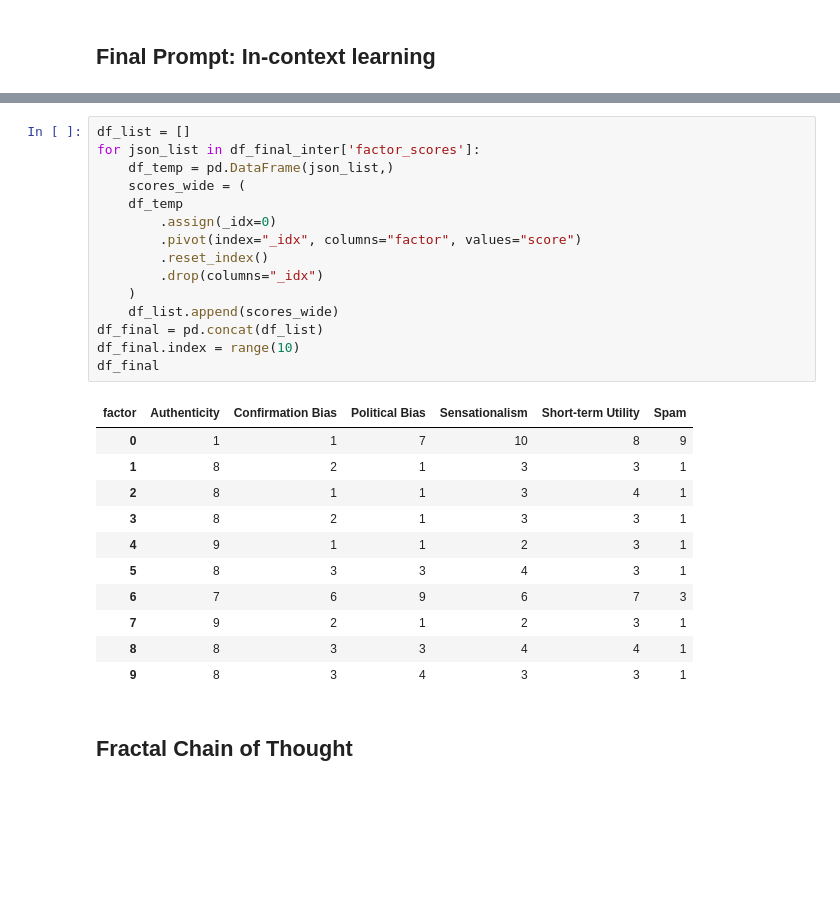
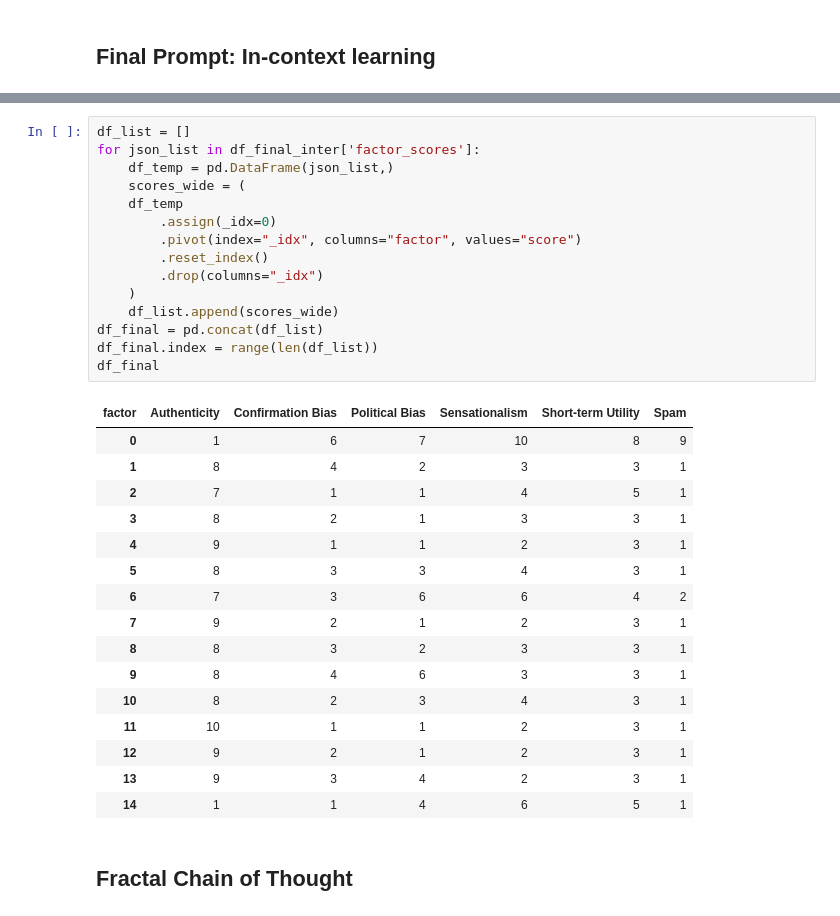
Before and after one commit to chriss-mo/ai4good, a Jupyter notebook: notebooks/prompt_evaluation.ipynb, the cells around one changed output, grey strips where cells are left out. Saved outputs shown, nothing was run; the diff lists cells and outputs as text; blank space fills up the shorter version.

```diff
--- a/notebooks/prompt_evaluation.ipynb
+++ b/notebooks/prompt_evaluation.ipynb
@@ -585,30 +605,35 @@ df_final_inter
 # %%
 df_list = []
 for json_list in df_final_inter['factor_scores']:
     df_temp = pd.DataFrame(json_list,)
     scores_wide = (
     df_temp
         .assign(_idx=0)
         .pivot(index="_idx", columns="factor", values="score")
         .reset_index()
         .drop(columns="_idx")
     )
     df_list.append(scores_wide)
 df_final = pd.concat(df_list)
-df_final.index = range(10)
+df_final.index = range(len(df_list))
 df_final
 # %% [output]
 | factor | Authenticity | Confirmation Bias | Political Bias | Sensationalism | Short-term Utility | Spam |
-| 0 | 1 | 1 | 7 | 10 | 8 | 9 |
-| 1 | 8 | 2 | 1 | 3 | 3 | 1 |
-| 2 | 8 | 1 | 1 | 3 | 4 | 1 |
+| 0 | 1 | 6 | 7 | 10 | 8 | 9 |
+| 1 | 8 | 4 | 2 | 3 | 3 | 1 |
+| 2 | 7 | 1 | 1 | 4 | 5 | 1 |
 | 3 | 8 | 2 | 1 | 3 | 3 | 1 |
 | 4 | 9 | 1 | 1 | 2 | 3 | 1 |
 | 5 | 8 | 3 | 3 | 4 | 3 | 1 |
-| 6 | 7 | 6 | 9 | 6 | 7 | 3 |
+| 6 | 7 | 3 | 6 | 6 | 4 | 2 |
 | 7 | 9 | 2 | 1 | 2 | 3 | 1 |
-| 8 | 8 | 3 | 3 | 4 | 4 | 1 |
-| 9 | 8 | 3 | 4 | 3 | 3 | 1 |
+| 8 | 8 | 3 | 2 | 3 | 3 | 1 |
+| 9 | 8 | 4 | 6 | 3 | 3 | 1 |
+| 10 | 8 | 2 | 3 | 4 | 3 | 1 |
+| 11 | 10 | 1 | 1 | 2 | 3 | 1 |
+| 12 | 9 | 2 | 1 | 2 | 3 | 1 |
+| 13 | 9 | 3 | 4 | 2 | 3 | 1 |
+| 14 | 1 | 1 | 4 | 6 | 5 | 1 |
 # %% [markdown]
 ## Fractal Chain of Thought
 # %%
```
Also changed, not shown: parts of 13 cells of this notebook, 5 other files.
